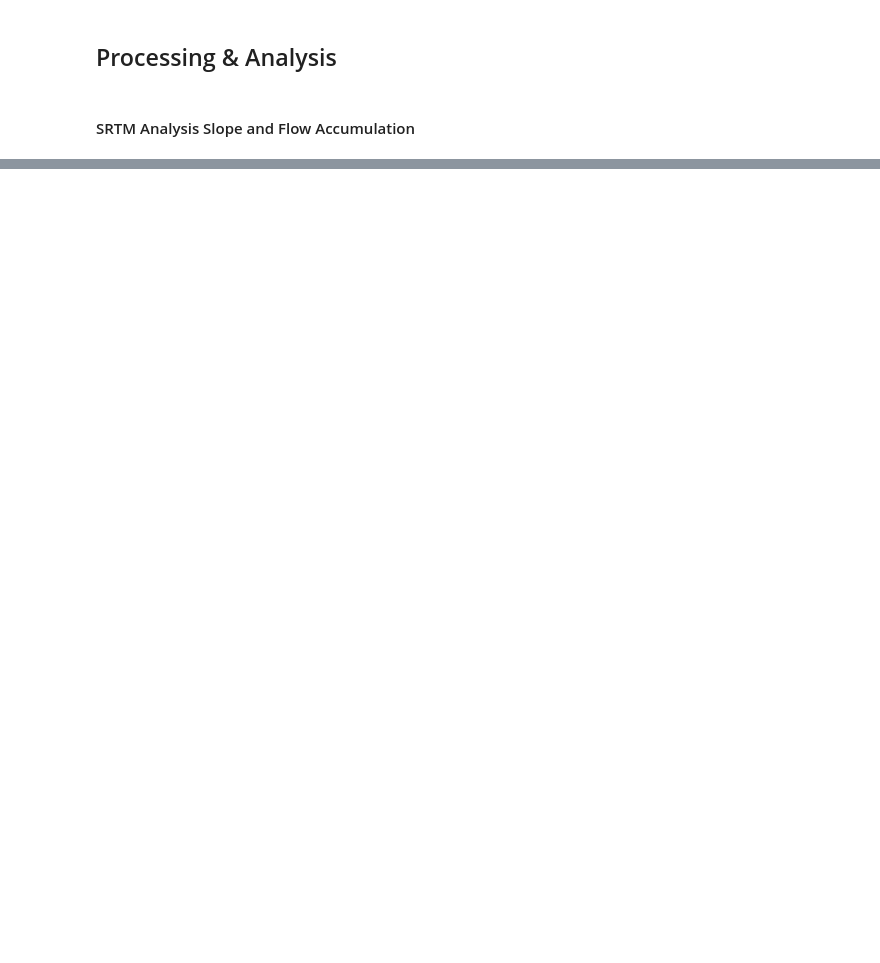
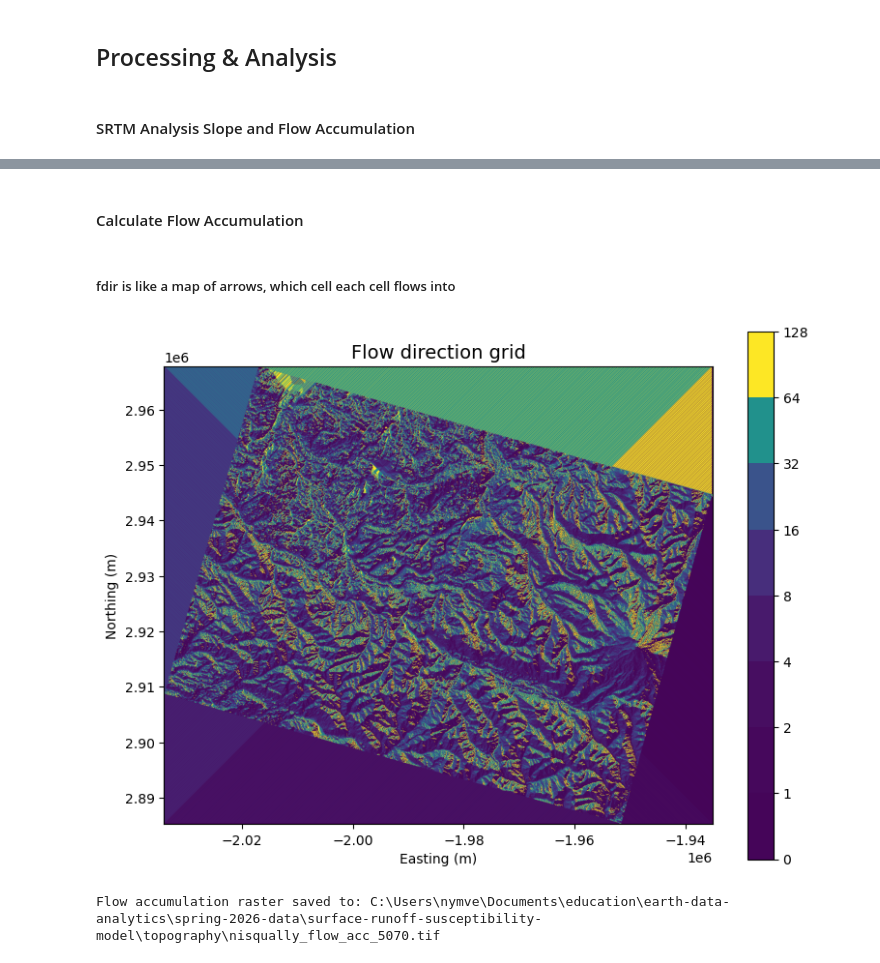
Before and after one commit to nym-veach/surface-runoff-susceptibility-model, a Jupyter notebook: notebooks/01-download-data.ipynb, the cells around one changed output, grey strips where cells are left out. Cells and saved outputs as stored; diff of their text form; code cells hidden in the pictures; blank space fills up the shorter version.

Commit message:
calculated flow accumulation

```diff
--- a/notebooks/01-download-data.ipynb
+++ b/notebooks/01-download-data.ipynb
@@ -905,0 +1008,2 @@ plt.show()
+# %% [markdown]
+#### Calculate Flow Accumulation
@@ -905,0 +1017,43 @@ plt.show()
+# %%
+# Condition DEM to fill depressions and calculate flow direction
+# Fill pits in the DEM
+pit_filled_dem = grid.fill_pits(dem)
+
+# Fill depressions in the DEM
+flood_dem = grid.fill_depressions(pit_filled_dem)
+
+# Resolve flats in the DEM
+inflated_dem = grid.resolve_flats(flood_dem)
+# %% [markdown]
+##### fdir is like a map of arrows, which cell each cell flows into
+# %%
+# Determmine D8 flow direction from DEM
+# Specify directional mapping
+dirmap = (64, 128, 1, 2, 4, 8, 16, 32)
+
+# Compute flow directions
+fdir = grid.flowdir(inflated_dem, dirmap=dirmap)
+# %%
+fdir_plot = np.where(fdir == 0, np.nan, fdir)
+
+fig, ax = plt.subplots(figsize=(8,6))
+
+im = ax.imshow(
+    fdir_plot,
+    extent=grid.extent,
+    cmap='viridis',
+    zorder=2
+)
+
+boundaries = [0] + sorted(list(dirmap))
+plt.colorbar(im, boundaries=boundaries, values=sorted(dirmap))
+
+ax.set_title('Flow direction grid', size=14)
+ax.set_xlabel('Easting (m)')
+ax.set_ylabel('Northing (m)')
+ax.grid(zorder=-1)
+
+plt.tight_layout()
+plt.show()
+# %% [output]
+[figure, added]
@@ -905,0 +1063,9 @@ plt.show()
+# %%
+# Save the flow accumulation raster
+flow_acc_path = os.path.join(topography_dir, "nisqually_flow_acc_5070.tif")
+grid.to_raster(acc, flow_acc_path)
+
+# Show the path to the saved flow accumulation raster
+print("Flow accumulation raster saved to:", flow_acc_path)
+# %% [output]
+Flow accumulation raster saved to: C:\Users\nymve\Documents\education\earth-data-analytics\spring-2026-data\surface-runoff-susceptibility-model\topography\nisqually_flow_acc_5070.tif
```
Also changed, not shown: parts of 14 cells of this notebook.
